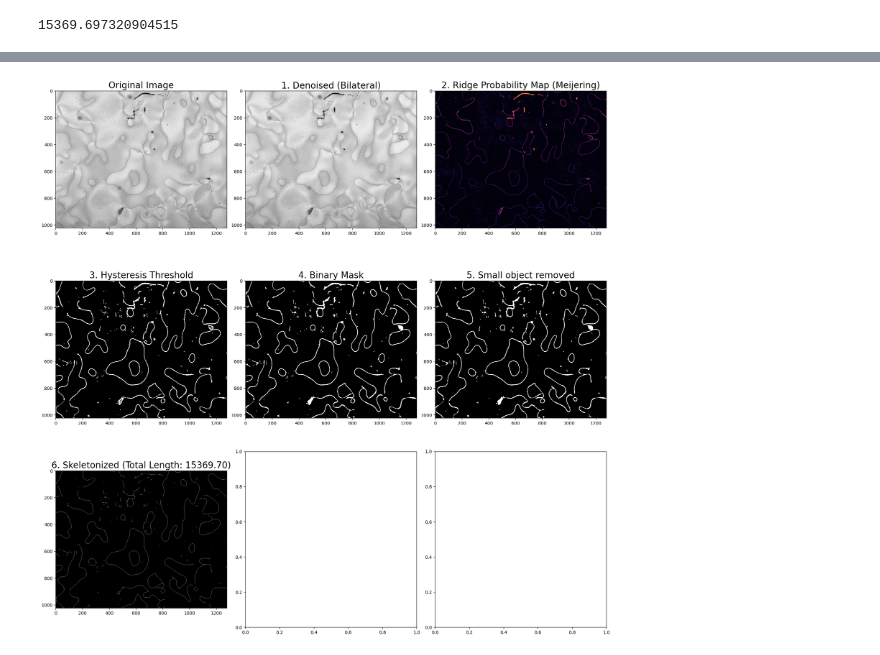
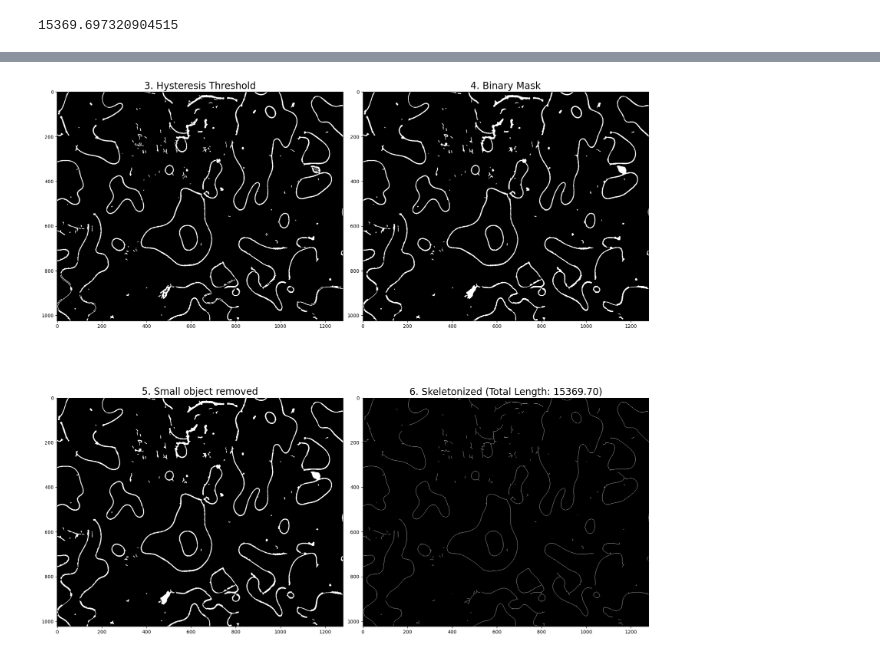
Before and after one commit to mandal-anik10/SLP-CosmoWithLCs, a Jupyter notebook: notebooks/test_framework.ipynb, the cells around one changed output, grey strips where cells are left out. Drawn from its saved outputs; the diff is of its cells as text; code cells hidden in the pictures.

```diff
--- a/notebooks/test_framework.ipynb
+++ b/notebooks/test_framework.ipynb
@@ -58,32 +59,23 @@ Text(0.5, 1.0, '2. Ridge Probability Map (Meijering)')
 # %%
-fig, axes = plt.subplots(3, 3, figsize=(18, 18))
+fig, axes = plt.subplots(2, 2, figsize=(18, 18))
 ax = axes.flatten()
 plt.tight_layout()
 
-ax[0].imshow(image, cmap='gray')
-ax[0].set_title('Original Image')
-
-ax[1].imshow(denoised_image, cmap='gray')
-ax[1].set_title('1. Denoised (Bilateral)')
-
-ax[2].imshow(ridge_map, cmap='inferno')
-ax[2].set_title('2. Ridge Probability Map (Meijering)')
-
-ax[3].imshow(binary_ridge_map, cmap='gray')
-ax[3].set_title('3. Hysteresis Threshold')
+ax[0].imshow(binary_ridge_map, cmap='gray')
+ax[0].set_title('3. Hysteresis Threshold')
 
 
-ax[4].imshow(closed_map, cmap='gray')
-ax[4].set_title('4. Binary Mask')
+ax[1].imshow(closed_map, cmap='gray')
+ax[1].set_title('4. Binary Mask')
 
-ax[5].imshow(cleaned_map, cmap='gray')
-ax[5].set_title('5. Small object removed')
+ax[2].imshow(cleaned_map, cmap='gray')
+ax[2].set_title('5. Small object removed')
 
 
-ax[6].imshow(skleton, cmap='gray')
-ax[6].set_title(f'6. Skeletonized (Total Length: {total_length:.2f})')
+ax[3].imshow(skleton, cmap='gray')
+ax[3].set_title(f'6. Skeletonized (Total Length: {total_length:.2f})')
 
-plt.savefig('../figs/test-framework-2s_40V.png')
+plt.savefig('../figs/test-framework-2s_40V-S3456.png')
 plt.show()
 # %% [output]
-[figure, old version]
+[figure, new version]
```
Also changed, not shown: parts of 1 cell of this notebook, 2 other files.
